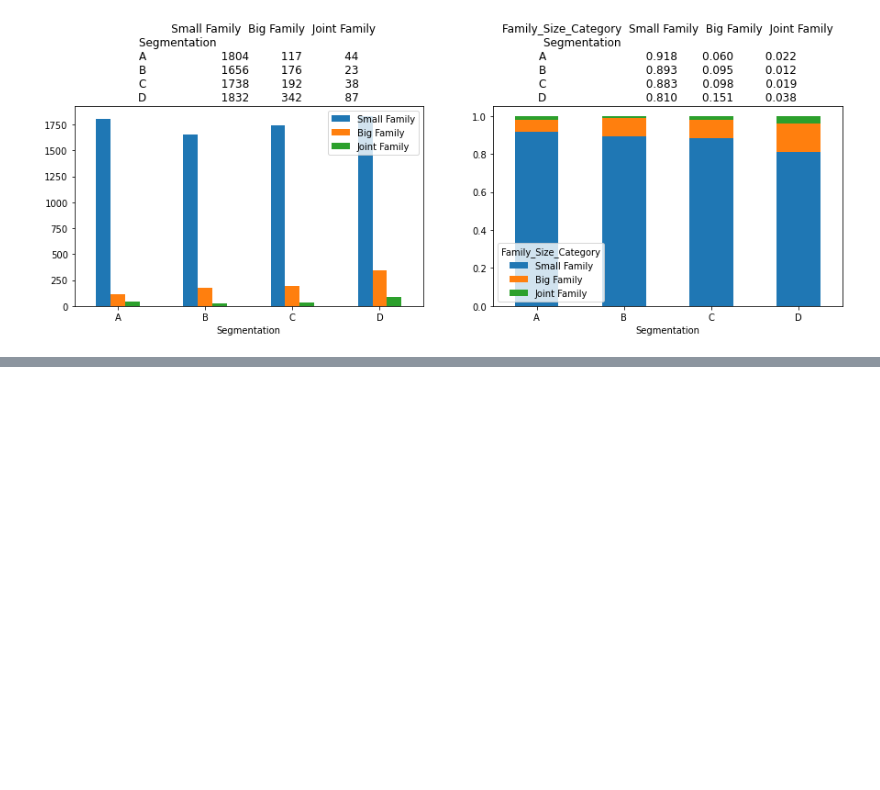
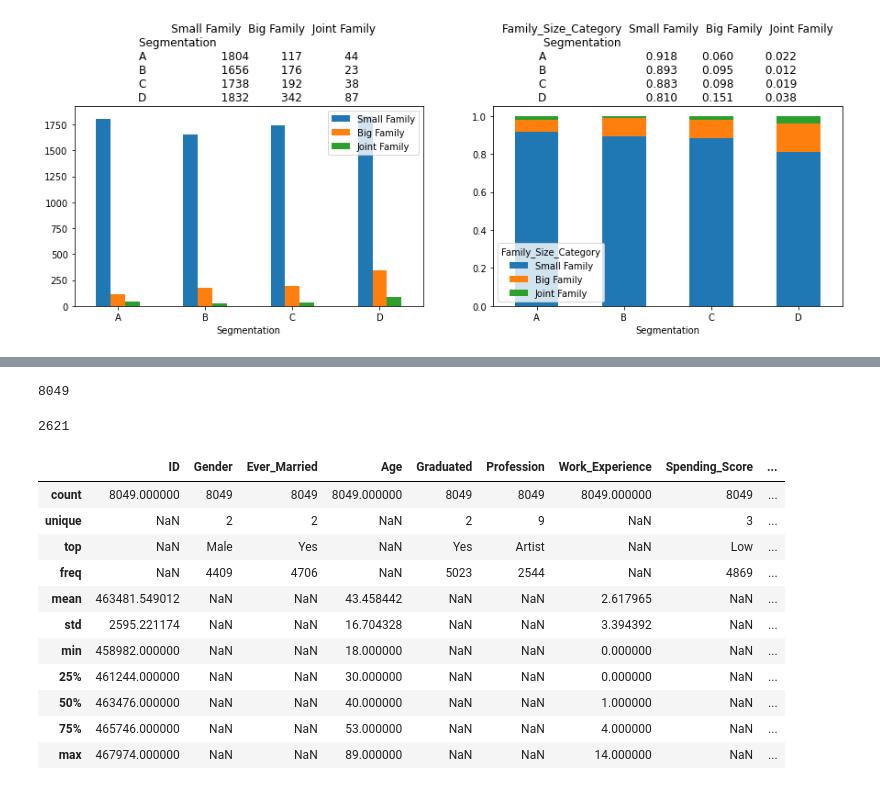
Before and after one commit to Research-Group-CDAP/ML_Assignment2_IT19132310_IT19139036_IT19120980_IT19104218, a Jupyter notebook: model.ipynb, the cells around one changed output, grey strips where cells are left out. Drawn from its saved outputs; the diff is of its cells as text; code cells hidden in the pictures; blank space fills up the shorter version.

```diff
--- a/model.ipynb
+++ b/model.ipynb
@@ -871,0 +889,3 @@ plt.show()
+# %%
+df_train.reset_index(drop=True, inplace=True)
+df_train.info()
@@ -871,0 +910,25 @@ plt.show()
+# %%
+# number of unique ids
+df_train.ID.nunique()
+# %% [output]
+8049
+# %%
+# number of unique ids in Test Set
+df_test.ID.nunique()
+# %% [output]
+2621
+# %%
+df_train.describe(include='all')
+# %% [output]
+|  | ID | Gender | Ever_Married | Age | Graduated | Profession | Work_Experience | Spending_Score | ... |
+| count | 8049.000000 | 8049 | 8049 | 8049.000000 | 8049 | 8049 | 8049.000000 | 8049 | ... |
+| unique | NaN | 2 | 2 | NaN | 2 | 9 | NaN | 3 | ... |
+| top | NaN | Male | Yes | NaN | Yes | Artist | NaN | Low | ... |
+| freq | NaN | 4409 | 4706 | NaN | 5023 | 2544 | NaN | 4869 | ... |
+| mean | 463481.549012 | NaN | NaN | 43.458442 | NaN | NaN | 2.617965 | NaN | ... |
+| std | 2595.221174 | NaN | NaN | 16.704328 | NaN | NaN | 3.394392 | NaN | ... |
+| min | 458982.000000 | NaN | NaN | 18.000000 | NaN | NaN | 0.000000 | NaN | ... |
+| 25% | 461244.000000 | NaN | NaN | 30.000000 | NaN | NaN | 0.000000 | NaN | ... |
+| 50% | 463476.000000 | NaN | NaN | 40.000000 | NaN | NaN | 1.000000 | NaN | ... |
+| 75% | 465746.000000 | NaN | NaN | 53.000000 | NaN | NaN | 4.000000 | NaN | ... |
+| max | 467974.000000 | NaN | NaN | 89.000000 | NaN | NaN | 14.000000 | NaN | ... |
```
Also changed, not shown: parts of 5 cells of this notebook.
